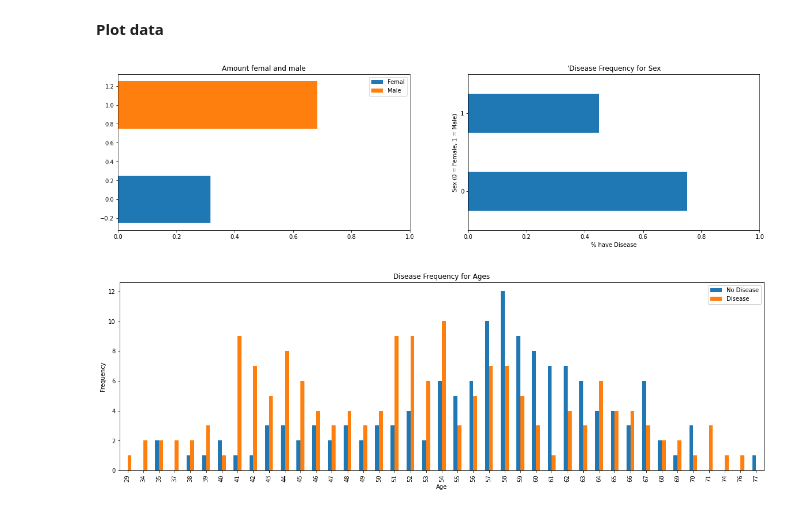
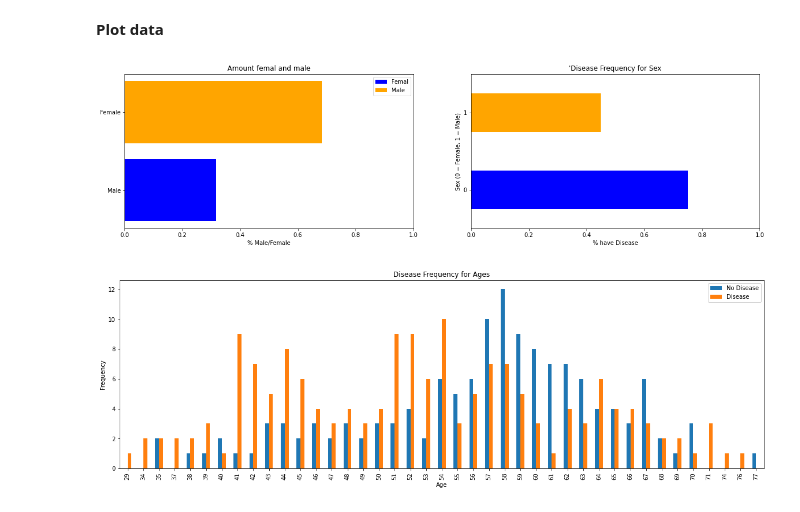
Before and after one commit to SimonBurmer/CodingBurmer-Jupyter-notebook-, a Jupyter notebook: Tensorflow_Sklearn_Heart_Disease_Dataset_pynb.ipynb, the cells around one changed output. Cells and saved outputs as stored; diff of their text form; code cells hidden in the pictures.

```diff
--- a/Tensorflow_Sklearn_Heart_Disease_Dataset_pynb.ipynb
+++ b/Tensorflow_Sklearn_Heart_Disease_Dataset_pynb.ipynb
@@ -113,26 +113,31 @@ plt.show()
 # %% [markdown]
 **Plot data**
 # %%
+
+
 plt.figure(figsize= (20,5))
 plt.subplot(1,2,1)
 meanFemale = len(df_heart[df_heart.sex == 0])/len(df_heart)
 meanMale = len(df_heart[df_heart.sex == 1])/len(df_heart)
 plt.title("Amount femal and male")
-plt.barh(0, meanFemale, height= 0.5,label=  "Femal")
-plt.barh(1, meanMale,height= 0.5, label = "Male")
+plt.barh("Male", meanFemale,label=  "Femal", color = "blue")
+plt.barh("Female", meanMale, label = "Male",color = "orange")
+plt.xlabel('% Male/Female')
+plt.xlim(xmax = 1)
 plt.legend()
-plt.xlim(xmax = 1)
 
 
+colors = ["blue","orange"]
+
 plt.subplot(1,2,2)
-df_heart.groupby('sex').target.mean().plot(kind='barh')
+df_heart.groupby('sex').target.mean().plot(kind='barh', color=colors)
 plt.title("'Disease Frequency for Sex")
 plt.xlabel('% have Disease')
 plt.ylabel('Sex (0 = Female, 1 = Male)')
 plt.xlim(xmax = 1)
 plt.show()
 # %% [output]
-[figure, old version]
+[figure, new version]
 # %%
 pd.crosstab(df_heart.age,df_heart.target).plot(kind="bar",figsize=(20,6))
 plt.title('Disease Frequency for Ages')
```
Also changed, not shown: parts of 25 cells of this notebook.
